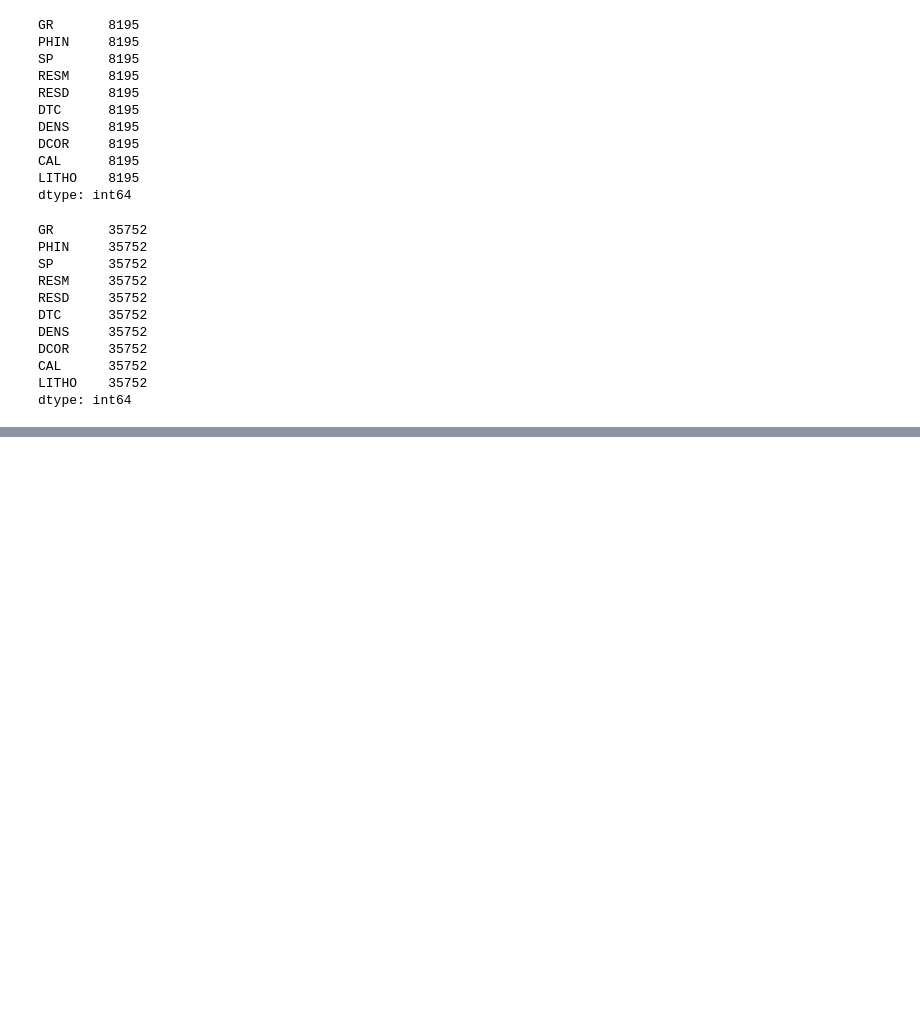
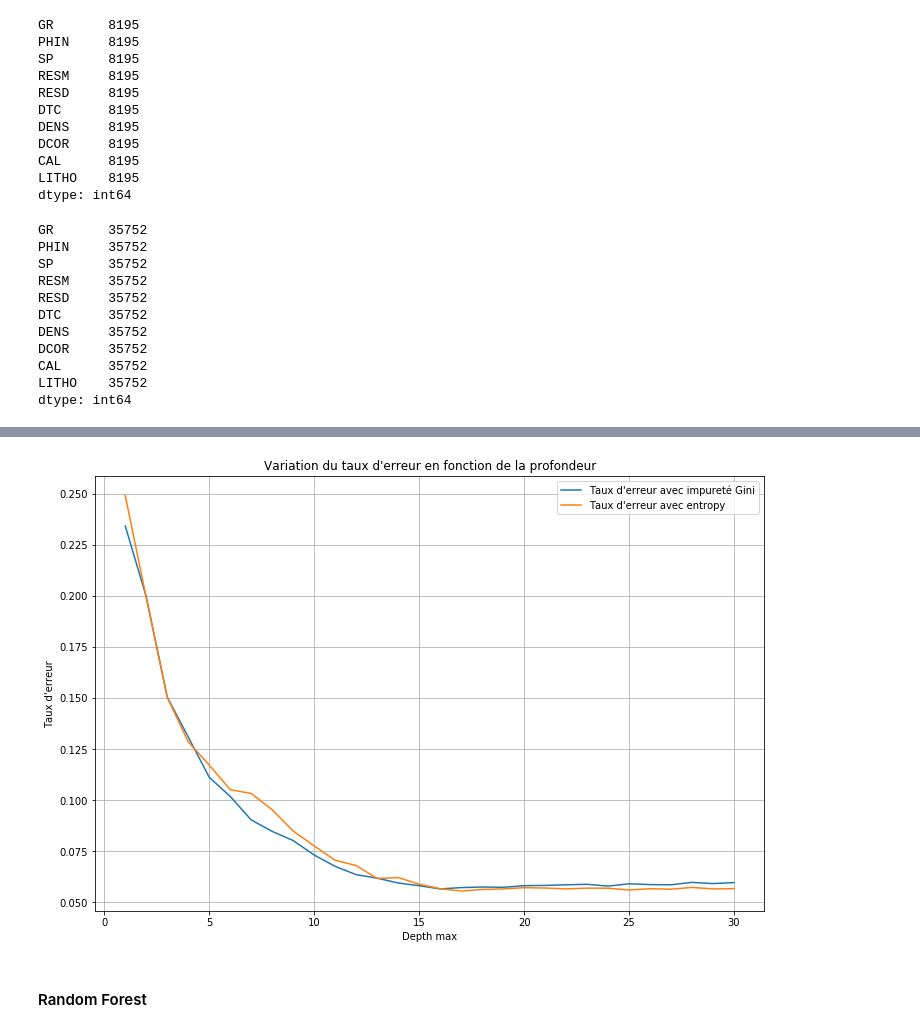
Before and after one commit to pfangue/INFMDI721, a Jupyter notebook: projet_fil_rouge/algos_ml_fil_rouge.ipynb, the cells around one changed output, grey strips where cells are left out. Drawn from its saved outputs; the diff is of its cells as text; code cells hidden in the pictures; blank space fills up the shorter version.

```diff
--- a/projet_fil_rouge/algos_ml_fil_rouge.ipynb
+++ b/projet_fil_rouge/algos_ml_fil_rouge.ipynb
@@ -366,0 +447,2 @@ data_geox_dt_med.head()
+# %%
+data_geox_ml_rimp= pd.DataFrame(data_geox_ml[(data_geox_ml['GR'].isna() != True) & (data_geox_ml['RESD'].isna() != True) & (data_geox_ml['RESM'].isna() != True) & (data_geox_ml['SP'].isna() != True)], columns=['GR','RESD','RESM','SP','LITHO'])
@@ -367,2 +456,3 @@ data_geox_dt_med.head()
 # %%
-X_train_med, X_test_med, y_train_med, y_test_med = model_selection.train_test_split(data_geox_dt_med[col_x],data_geox_dt_med['LITHO'], test_size=0.2)
+col_x = ['GR','RESD','RESM','SP']
+X_train_rimp, X_test_rimp, y_train_rimp, y_test_rimp = model_selection.train_test_split(data_geox_ml_rimp[col_x],data_geox_ml_rimp['LITHO'], test_size=0.2)
@@ -396,0 +459,6 @@ L'erreur quadratique moyenne est 0.053
+# %%
+decisionTree(X_train_rimp, X_test_rimp, y_train_rimp, y_test_rimp)
+# %% [output]
+[figure, added]
+# %% [markdown]
+#### Random Forest
```
Also changed, not shown: parts of 39 cells of this notebook.
